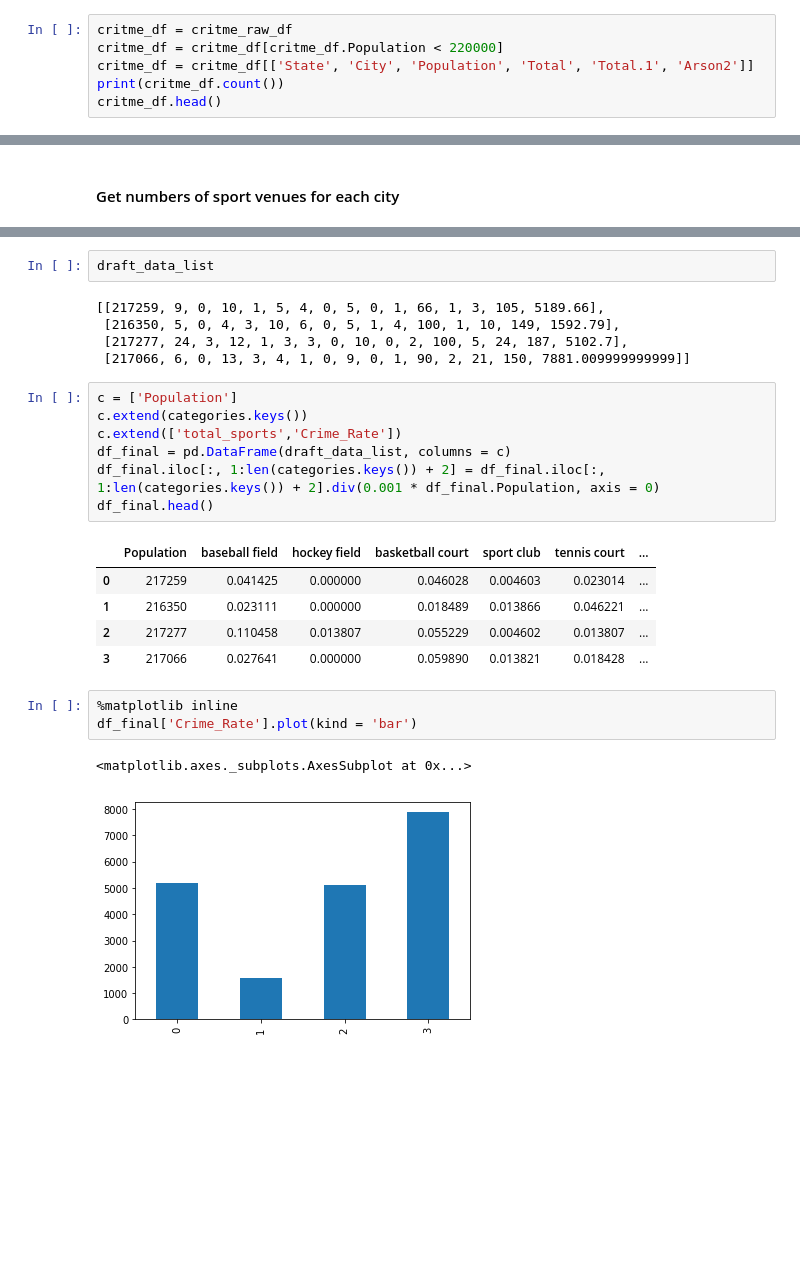
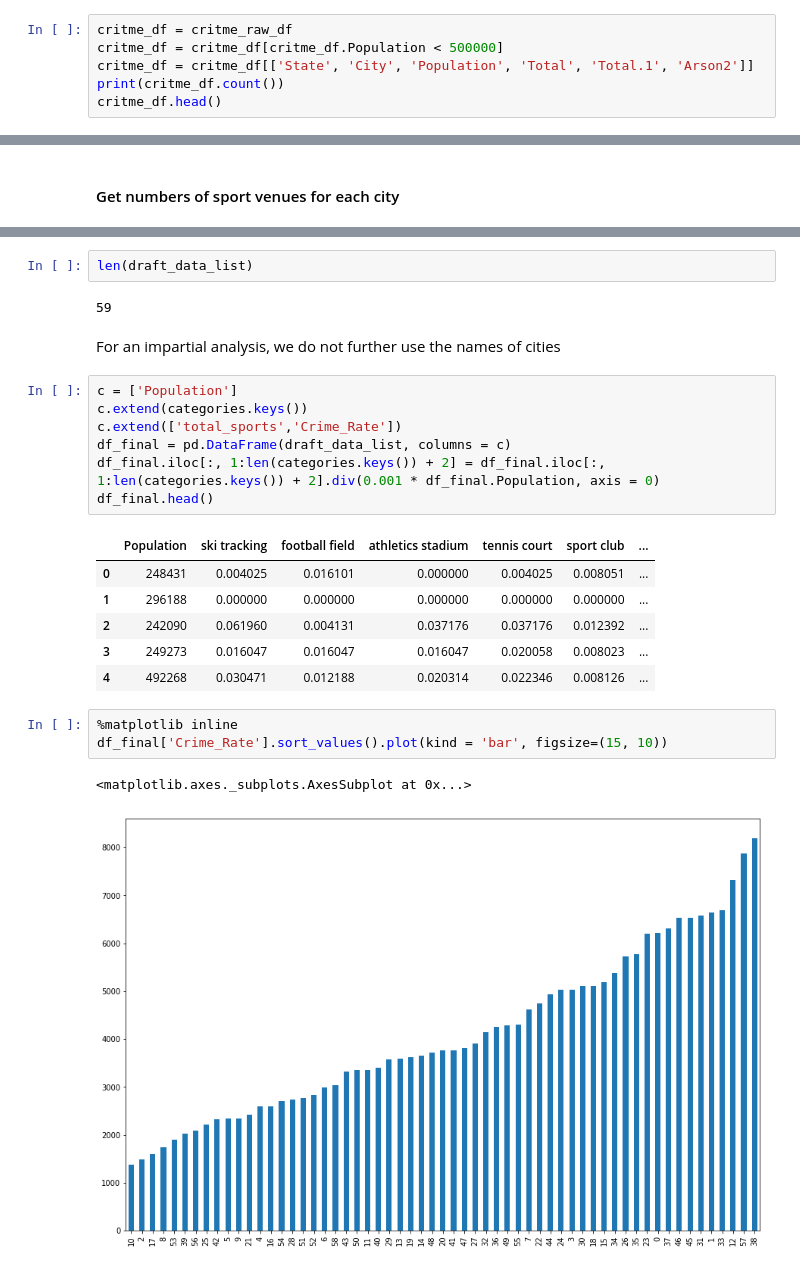
Before and after one commit to Pavel-V/Applied_Data_Science_Capstone, a Jupyter notebook: Test.ipynb, the cells around one changed output, grey strips where cells are left out. Saved outputs shown, nothing was run; the diff lists cells and outputs as text; blank space fills up the shorter version.

Commit message:
read all cities

```diff
--- a/Test.ipynb
+++ b/Test.ipynb
@@ -54,7 +55,7 @@ dtype: int64
 We will consider cities with a population of less than 500 thousand
 # %%
 critme_df = critme_raw_df
-critme_df = critme_df[critme_df.Population < 220000]
+critme_df = critme_df[critme_df.Population < 500000]
 critme_df = critme_df[['State', 'City', 'Population', 'Total', 'Total.1', 'Arson2']]
 print(critme_df.count())
 critme_df.head()
@@ -189,10 +205,9 @@ for state, c, p, cr in zip(critme_df_result['State'], critme_df_result['City'],
-# %%
-draft_data_list
-# %% [output]
-[[217259, 9, 0, 10, 1, 5, 4, 0, 5, 0, 1, 66, 1, 3, 105, 5189.66],
- [216350, 5, 0, 4, 3, 10, 6, 0, 5, 1, 4, 100, 1, 10, 149, 1592.79],
- [217277, 24, 3, 12, 1, 3, 3, 0, 10, 0, 2, 100, 5, 24, 187, 5102.7],
- [217066, 6, 0, 13, 3, 4, 1, 0, 9, 0, 1, 90, 2, 21, 150, 7881.009999999999]]
+# %%
+len(draft_data_list)
+# %% [output]
+59
+# %% [markdown]
+For an impartial analysis, we do not further use the names of cities
 # %%
 c = ['Population']
 c.extend(categories.keys())
@@ -201,15 +216,16 @@ df_final = pd.DataFrame(draft_data_list, columns = c)
 df_final.iloc[:, 1:len(categories.keys()) + 2] = df_final.iloc[:, 1:len(categories.keys()) + 2].div(0.001 * df_final.Population, axis = 0)
 df_final.head()
 # %% [output]
-|  | Population | baseball field | hockey field | basketball court | sport club | tennis court | ... |
-| 0 | 217259 | 0.041425 | 0.000000 | 0.046028 | 0.004603 | 0.023014 | ... |
-| 1 | 216350 | 0.023111 | 0.000000 | 0.018489 | 0.013866 | 0.046221 | ... |
-| 2 | 217277 | 0.110458 | 0.013807 | 0.055229 | 0.004602 | 0.013807 | ... |
-| 3 | 217066 | 0.027641 | 0.000000 | 0.059890 | 0.013821 | 0.018428 | ... |
+|  | Population | ski tracking | football field | athletics stadium | tennis court | sport club | ... |
+| 0 | 248431 | 0.004025 | 0.016101 | 0.000000 | 0.004025 | 0.008051 | ... |
+| 1 | 296188 | 0.000000 | 0.000000 | 0.000000 | 0.000000 | 0.000000 | ... |
+| 2 | 242090 | 0.061960 | 0.004131 | 0.037176 | 0.037176 | 0.012392 | ... |
+| 3 | 249273 | 0.016047 | 0.016047 | 0.016047 | 0.020058 | 0.008023 | ... |
+| 4 | 492268 | 0.030471 | 0.012188 | 0.020314 | 0.022346 | 0.008126 | ... |
 # %%
 %matplotlib inline
-df_final['Crime_Rate'].plot(kind = 'bar')
+df_final['Crime_Rate'].sort_values().plot(kind = 'bar', figsize=(15, 10))
 # %% [output]
 <matplotlib.axes._subplots.AxesSubplot at 0x...>
-[figure, old version]
+[figure, new version]
 # %%
```
Also changed, not shown: parts of 19 cells of this notebook.
